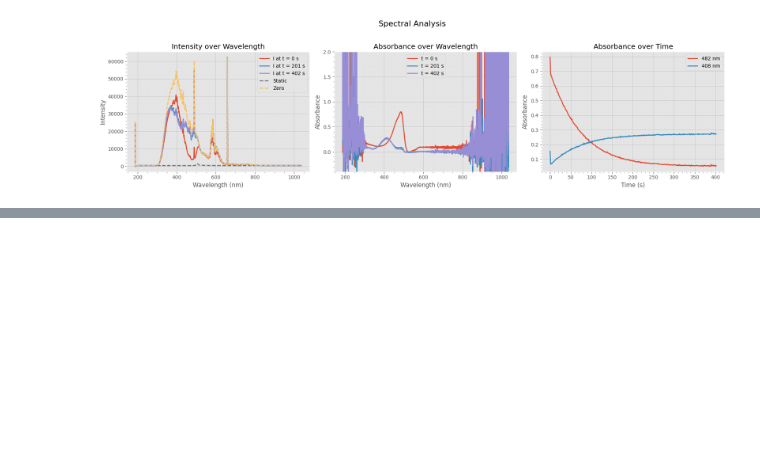
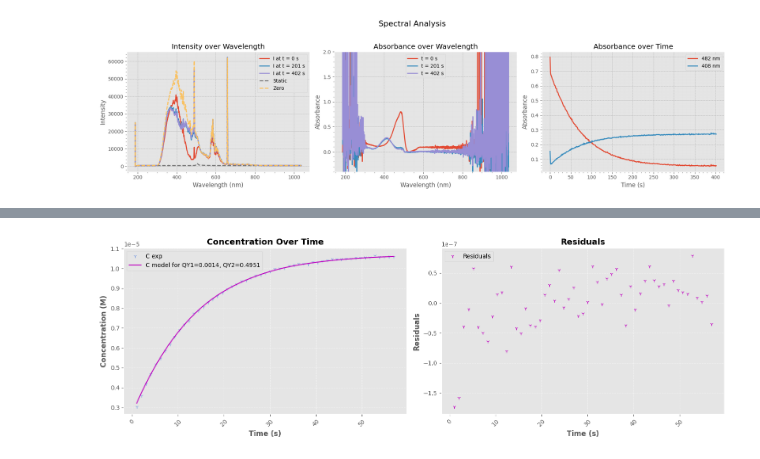
Before and after one commit to Alex6Crbt/XChroma, a Jupyter notebook: docs/source/examples/rsEGFP2WT.ipynb, the cells around one changed output, grey strips where cells are left out. Drawn from its saved outputs; the diff is of its cells as text; code cells hidden in the pictures; blank space fills up the shorter version.

```diff
--- a/docs/source/examples/rsEGFP2WT.ipynb
+++ b/docs/source/examples/rsEGFP2WT.ipynb
@@ -286,0 +436,91 @@ plt.show()
+# %%
+from scipy.integrate import solve_ivp
+from scipy.optimize import curve_fit
+import numpy as np
+import matplotlib.pyplot as plt
+
+# === Physics constants ===
+h = 6.62607004 * 10 ** (-34)  # Planck's constant (J·s)
+NA = 6.02214086 * 10 ** (23)  # Avogadro's number (mol^-1)
+c_vaccum = 299792458  # Speed of light in vacuum (m/s)
+wl = 405  # Wavelength (nm)
+v = c_vaccum / (wl * 1e-9)  # Frequency (Hz)
+volume = 23e-4  # Volume (L)
+l = 1  # Path length (cm)
+
+eps_on_482 = 65474
+eps_off_482 = 65
+eps_on_405 = 0.1847826087*eps_on_482
+eps_off_405 = 25343
+
+I_w_list = [ 3.8e-3 ] # No actinometry for 405nm LED
+
+# === Experimental data ===
+# Assuming 'timestamps_filtered' and 'C_exp' are already defined
+
+# === Initialize parameters ===
+lpopt = []
+for I_w in I_w_list:
+    # Compute initial concentration based on experimental data
+    C_exp = mean_absorbance / (eps_on_482 * l)
+    C0 = C_exp[-1]
+    I_0 = I_w / (h * v * NA) / volume  # Photon irradiance (mol·L^-1·s^-1)
+
+    # === ODE definition ===
+    def dC_dt(t, C_ON, QY_ON2OFF, QY_OFF2ON):
+        C_OFF = C0 - C_ON
+        Iabs_ON = I_0 * (1 - np.exp(-eps_on_405 * C_ON * l * np.log(10)))
+        Iabs_OFF = I_0 * (1 - np.exp(-eps_on_405 * C_OFF * l * np.log(10)))
+        dCCF_deri = -QY_ON2OFF * Iabs_ON + QY_OFF2ON * Iabs_OFF
+        return dCCF_deri
+
+    # === Fitting function wrapper ===
+    def model(t, QY_ON2OFF, QY_OFF2ON, offset):
+        sol = solve_ivp(dC_dt, [t[0], t[-1]], [C_exp[0]], args=(QY_ON2OFF, QY_OFF2ON), t_eval=t)
+        if not sol.success:
+            print("⚠️ ODE solver failed:", sol.message)
+            return np.full_like(t, np.nan)
+        return sol.y[0]+ offset
+
+    # === Fit the model to the experimental data ===
+    initial_guess = (0.001, 0.2, 0) # QY_ON2OFF, QY_OFF2ON, offset
+    bounds = ([1e-4, 1e-4,-1], [0.1, 1,1]) # ([min1, min2, ...], [max1, max2, ...])
+    popt, pcov = curve_fit(model, timestamps_filtered, C_exp, p0=initial_guess, bounds=bounds)
+
+    # Extract fitted parameters and compute uncertainties
+    uncertainties = np.sqrt(np.diag(pcov))
+    lpopt.append(popt)
+    print(f"=== Fit Results I={I_w:0.3e} W ===")
+    for i, (coef, incert) in enumerate(zip(popt, uncertainties), start=1):
+        print(f"Parameter {i}: {coef:.4f} ± {incert:.4f}")
+
+    # Compute fitted values
+    fitted_values = model(timestamps_filtered, *popt)
+
+    # === Plotting ===
+    fig, a = plt.subplots(1, 2, figsize=(15, 5))
+    pastel_colors = ["m", "#f9955e", "#5080e0"]  # Mauve, orange, sky blue
+
+    # First Plot - Concentration Over Time
+    a[0].plot(timestamps_filtered, C_exp, "1", color=pastel_colors[2], label="C exp", alpha=0.6)
+    a[0].plot(timestamps_filtered, fitted_values, "-", color=pastel_colors[0], label=f"C model for QY1={popt[0]:0.4f}, QY2={popt[1]:0.4f}")
+    a[0].set_xlabel("Time (s)", fontsize=12, fontweight="bold")
+    a[0].set_ylabel("Concentration (M)", fontsize=12, fontweight="bold")
+    a[0].set_title("Concentration Over Time", fontsize=14, fontweight="bold")
+    a[0].tick_params(axis="x", rotation=45)
+    a[0].grid(linestyle="--", alpha=0.5)
+    a[0].legend()
+
+    # Second Plot - Residuals Over Time
+    residuals = C_exp - fitted_values
+    a[1].plot(timestamps_filtered, residuals, "1", color=pastel_colors[0], label="Residuals", alpha=0.9)
+    a[1].set_xlabel("Time (s)", fontsize=12, fontweight="bold")
+    a[1].set_ylabel("Residuals", fontsize=12, fontweight="bold")
+    a[1].set_title("Residuals", fontsize=14, fontweight="bold")
+    a[1].tick_params(axis="x", rotation=45)
+    a[1].grid(linestyle="--", alpha=0.5)
+    a[1].legend()
+
+    plt.tight_layout()
+    plt.show()
+# %% [output]
@@ -286,0 +531 @@ plt.show()
+[figure, added]
```
Also changed, not shown: parts of 17 cells of this notebook, 5 other files.
